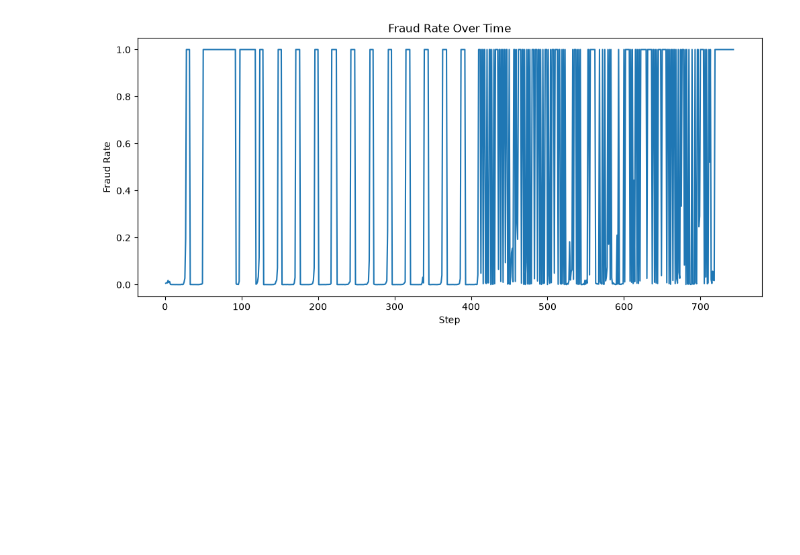
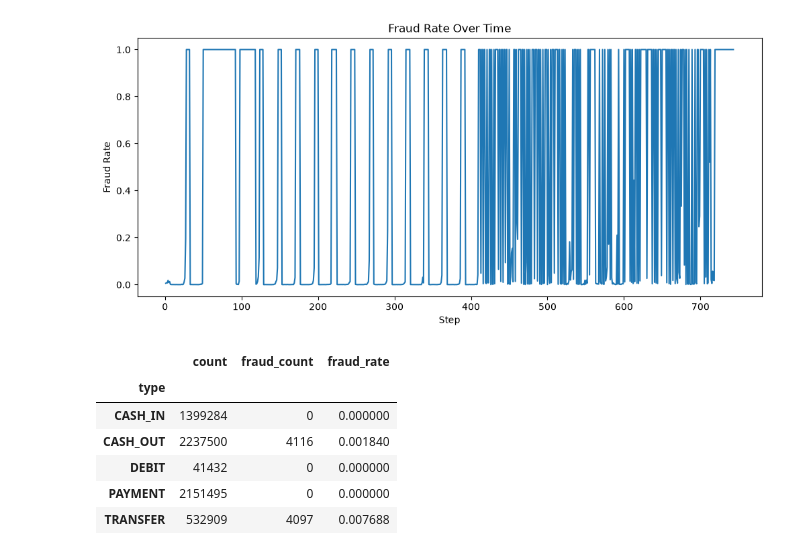
Before and after one commit to Bishesh-P/Real-Time-Fraud-detection-pipeline, a Jupyter notebook: notebooks/01_eda_notebooks.ipynb, the cells around one changed output. Saved outputs shown, nothing was run; the diff lists cells and outputs as text; code cells hidden in the pictures; blank space fills up the shorter version.

```diff
--- a/notebooks/01_eda_notebooks.ipynb
+++ b/notebooks/01_eda_notebooks.ipynb
@@ -176,3 +178,18 @@ plt.title("Fraud Rate Over Time")
 plt.show()
 # %% [output]
 [figure]
+# %%
+# Analyze fraud by transaction type
+fraud_by_type = (
+    df.groupby("type")["isFraud"]
+    .agg(count="count", fraud_count="sum", fraud_rate="mean")
+)
+fraud_by_type
+# %% [output]
+|  | count | fraud_count | fraud_rate |
+| type |  |  |  |
+| CASH_IN | 1399284 | 0 | 0.000000 |
+| CASH_OUT | 2237500 | 4116 | 0.001840 |
+| DEBIT | 41432 | 0 | 0.000000 |
+| PAYMENT | 2151495 | 0 | 0.000000 |
+| TRANSFER | 532909 | 4097 | 0.007688 |
```
Also changed, not shown: parts of 15 cells of this notebook.
